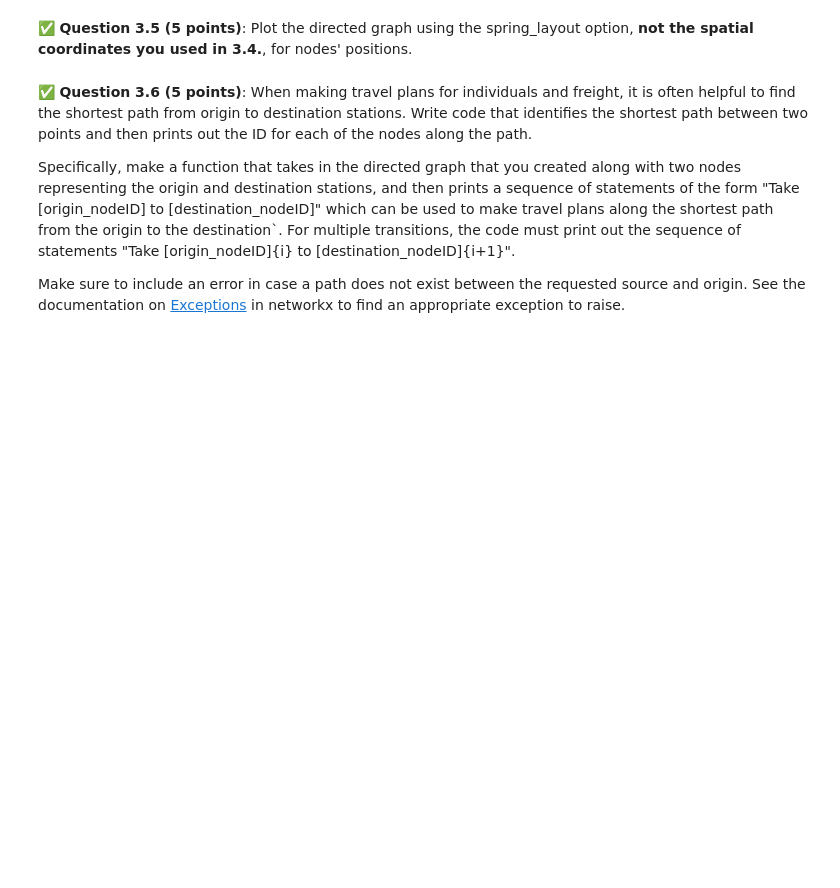
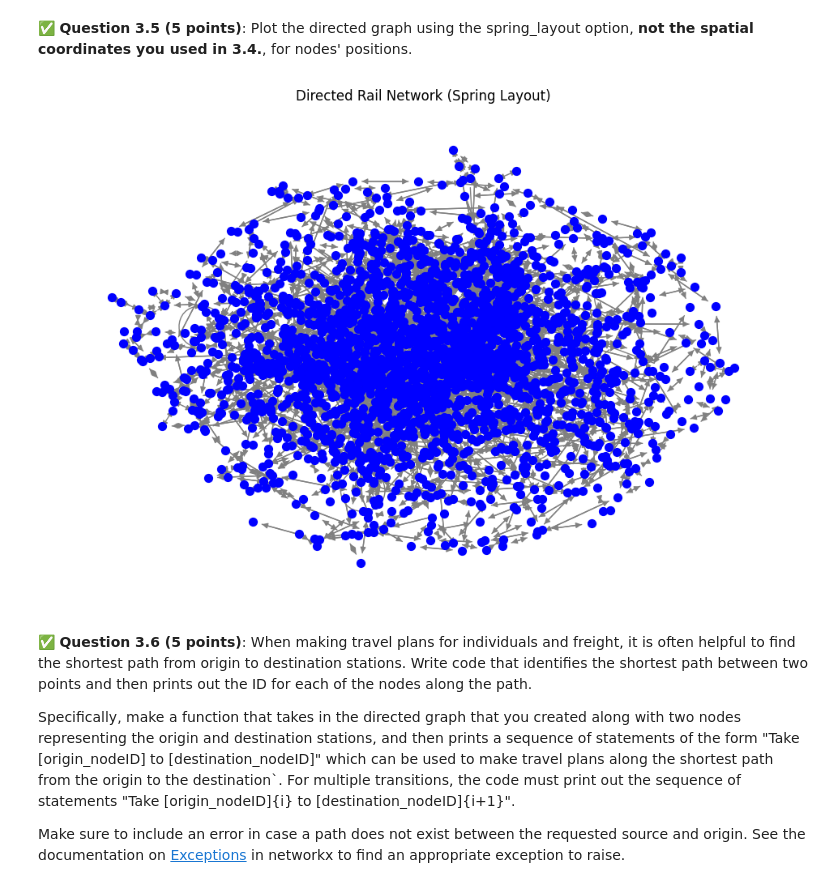
Before and after one commit to Zwillbeast659/CMSE202-f25-turnin, a Jupyter notebook: hw-02/HW-02_ABMandGraphTheory-STUDENT.ipynb, the cells around one changed output. Cells and saved outputs as stored; diff of their text form; code cells hidden in the pictures; blank space fills up the shorter version.

```diff
--- a/hw-02/HW-02_ABMandGraphTheory-STUDENT.ipynb
+++ b/hw-02/HW-02_ABMandGraphTheory-STUDENT.ipynb
@@ -582,2 +599,10 @@ Note: Remember that each edge in a directed graph has an orientation. So adding
+# %%
+# Your code here.
+DG = nx.DiGraph()
+
+rail_edges = edges[(edges['ori_layer'] == 2) & (edges['des_layer'] == 2)]
+
+for _, row in rail_edges.iterrows():
+    DG.add_edge(row['ori_node'], row['des_node'], weight=row['km'])
 # %% [markdown]
 &#9989;  **Question 3.5 (5 points)**: Plot the directed graph using the spring_layout option, __not the spatial coordinates you used in 3.4.__, for nodes' positions.
@@ -586,3 +609,16 @@ Note: Remember that each edge in a directed graph has an orientation. So adding
+# %%
+pos = nx.spring_layout(DG, seed=42)
+
+plt.figure(figsize=(12, 8))
+nx.draw_networkx_nodes(DG, pos, node_size=50, node_color='blue')
+
+nx.draw_networkx_edges(DG, pos, edge_color='gray', width=1)
+
+plt.title("Directed Rail Network (Spring Layout)")
+plt.axis('off')
+plt.show();
+# %% [output]
+[figure, added]
 # %% [markdown]
 &#9989;  **Question 3.6 (5 points)**: When making travel plans for individuals and freight, it is often helpful to find the shortest path from origin to destination stations. Write code that identifies the shortest path between two points and then prints out the ID for each of the nodes along the path.
 
```
Also changed, not shown: parts of 16 cells of this notebook.
